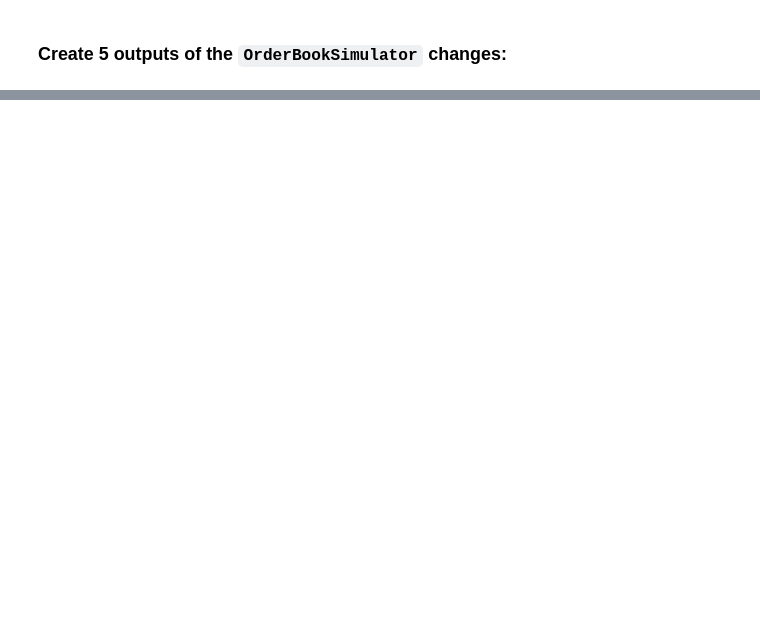
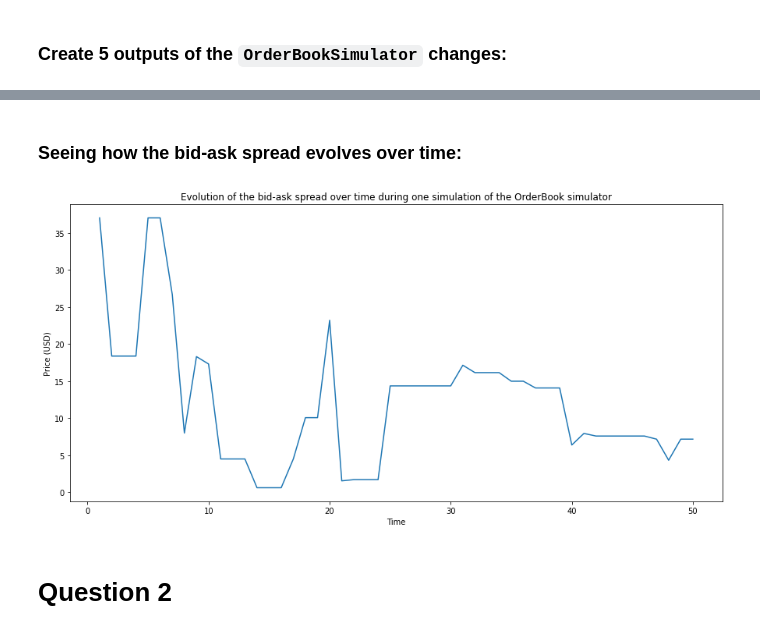
Before and after one commit to sunnymshah95/CME-241-RLinFinance, a Jupyter notebook: Assignment 09/solutions.ipynb, the cells around one changed output, grey strips where cells are left out. Cells and saved outputs as stored; diff of their text form; code cells hidden in the pictures; blank space fills up the shorter version.

```diff
--- a/Assignment 09/solutions.ipynb
+++ b/Assignment 09/solutions.ipynb
@@ -133,0 +151,15 @@ for i in samples:
+# %% [markdown]
+### Seeing how the bid-ask spread evolves over time:
+# %%
+spread = [order_book.state.bid_ask_spread() for order_book in trace]
+
+plt.plot(time, spread)
+
+plt.xlabel("Time")
+plt.ylabel("Price (USD)")
+plt.title("Evolution of the bid-ask spread over time during one simulation of the OrderBook simulator")
+plt.show()
+# %% [output]
+[figure, added]
+# %% [markdown]
+# Question 2
```
Also changed, not shown: parts of 12 cells of this notebook.
